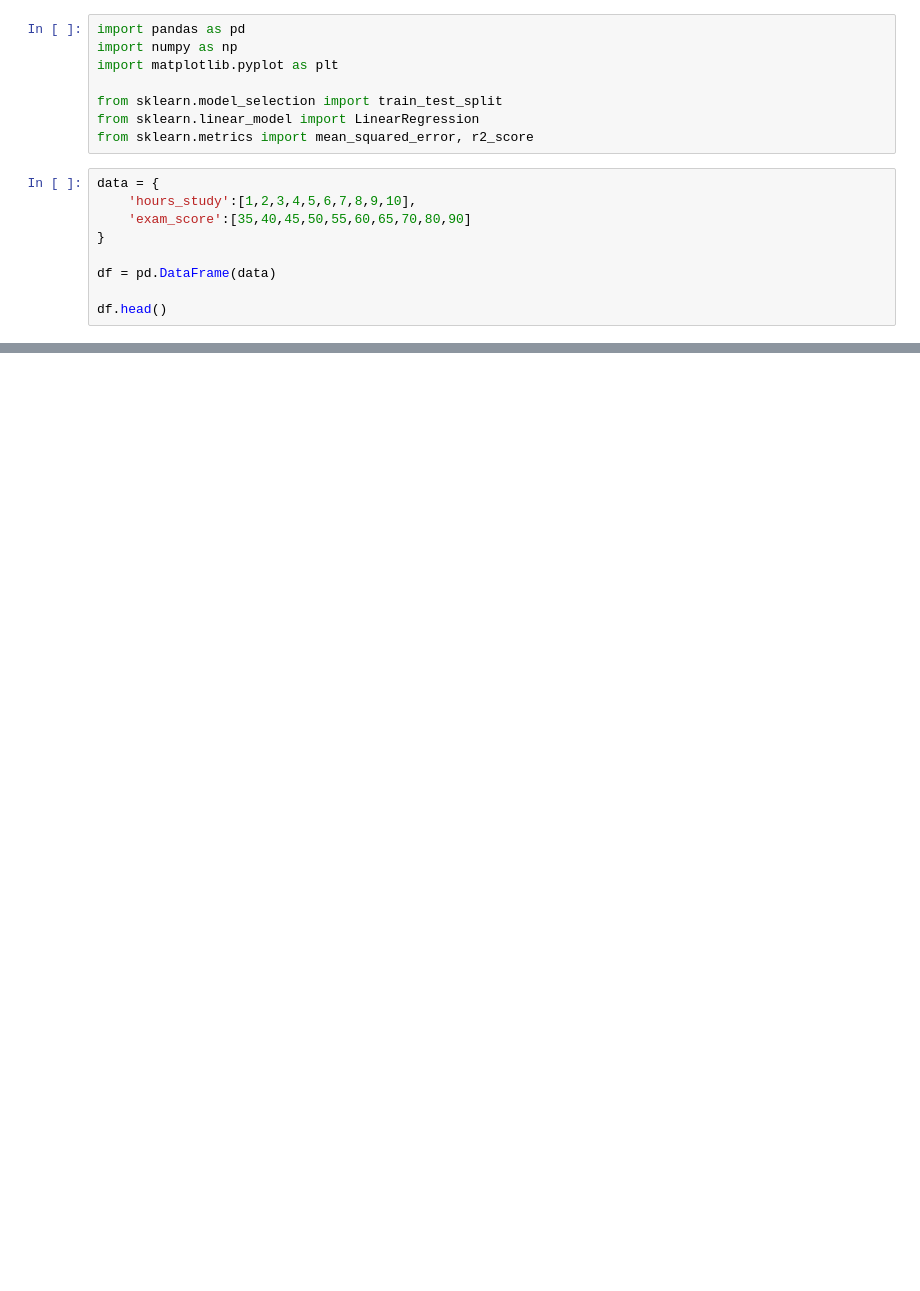
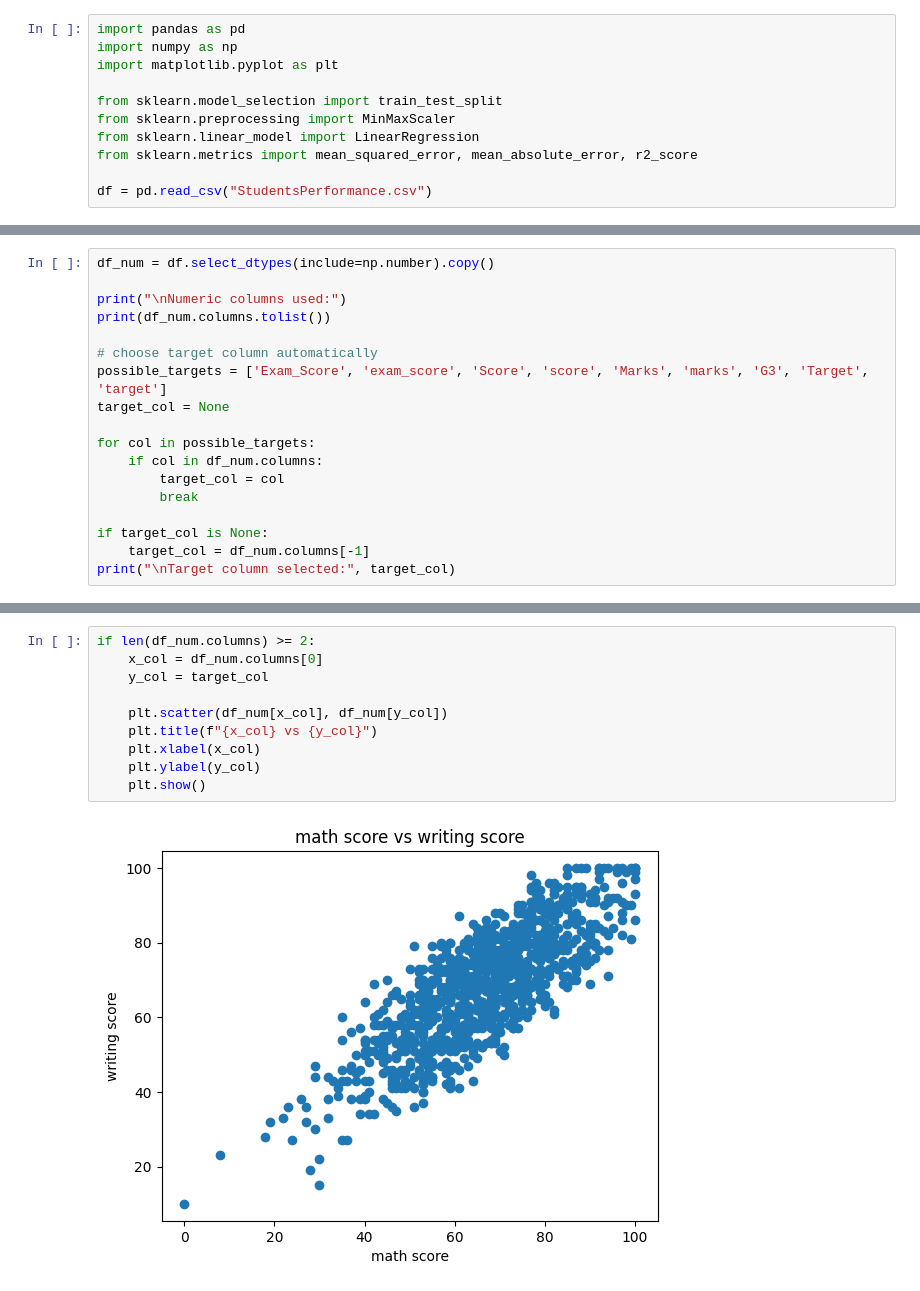
Before and after one commit to Vyshnavi262007/Assignment-3-AIML, a Jupyter notebook: student_performance_prediction.ipynb, the cells around one changed output, grey strips where cells are left out. Saved outputs shown, nothing was run; the diff lists cells and outputs as text; blank space fills up the shorter version.

```diff
--- a/student_performance_prediction.ipynb
+++ b/student_performance_prediction.ipynb
@@ -6,14 +6,8 @@ import numpy as np
 import matplotlib.pyplot as plt
 
 from sklearn.model_selection import train_test_split
+from sklearn.preprocessing import MinMaxScaler
 from sklearn.linear_model import LinearRegression
-from sklearn.metrics import mean_squared_error, r2_score
+from sklearn.metrics import mean_squared_error, mean_absolute_error, r2_score
+
+df = pd.read_csv("StudentsPerformance.csv")
-# %%
-data = {
-    'hours_study':[1,2,3,4,5,6,7,8,9,10],
-    'exam_score':[35,40,45,50,55,60,65,70,80,90]
-}
-
-df = pd.DataFrame(data)
-
-df.head()
@@ -29,0 +64,18 @@ y = df['exam_score']
+# %%
+df_num = df.select_dtypes(include=np.number).copy()
+
+print("\nNumeric columns used:")
+print(df_num.columns.tolist())
+
+# choose target column automatically
+possible_targets = ['Exam_Score', 'exam_score', 'Score', 'score', 'Marks', 'marks', 'G3', 'Target', 'target']
+target_col = None
+
+for col in possible_targets:
+    if col in df_num.columns:
+        target_col = col
+        break
+
+if target_col is None:
+    target_col = df_num.columns[-1]
+print("\nTarget column selected:", target_col)
@@ -29,0 +87,12 @@ y = df['exam_score']
+# %%
+if len(df_num.columns) >= 2:
+    x_col = df_num.columns[0]
+    y_col = target_col
+
+    plt.scatter(df_num[x_col], df_num[y_col])
+    plt.title(f"{x_col} vs {y_col}")
+    plt.xlabel(x_col)
+    plt.ylabel(y_col)
+    plt.show()
+# %% [output]
+[figure, added]
```
Also changed, not shown: parts of 17 cells of this notebook.
